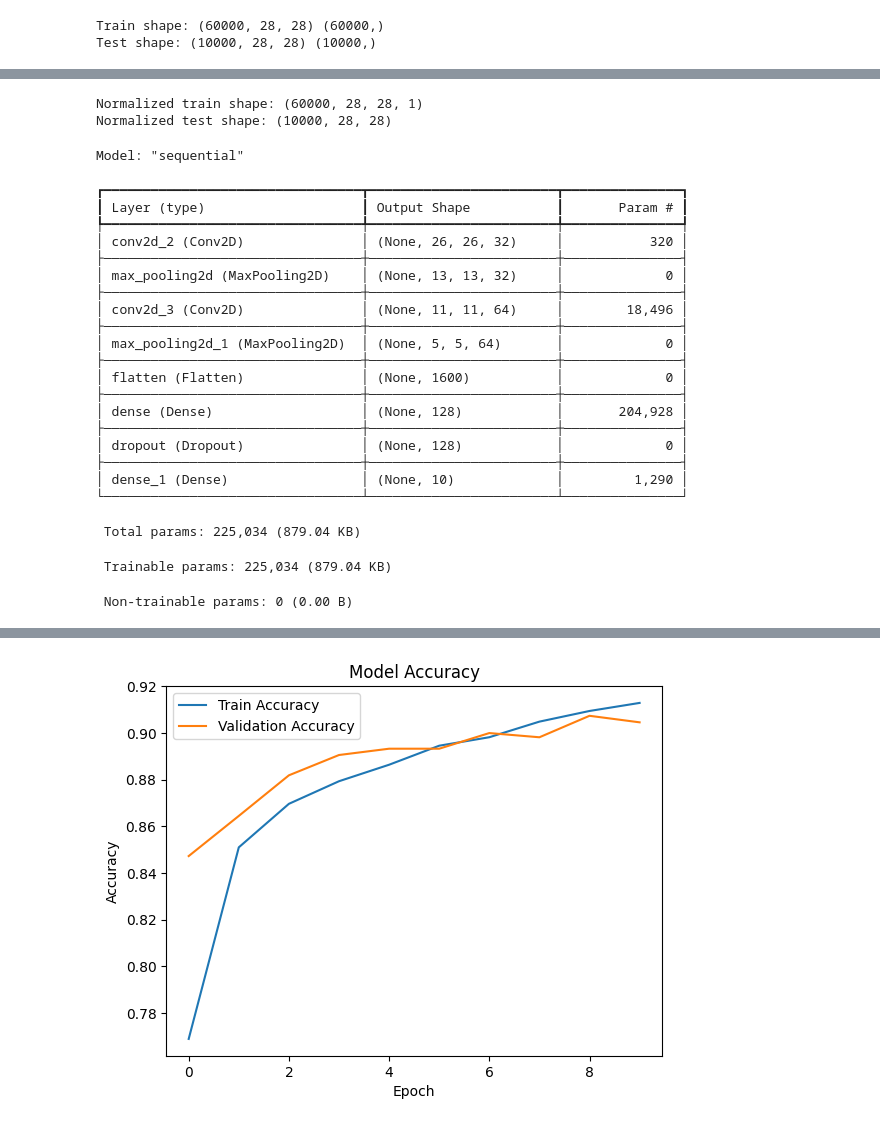
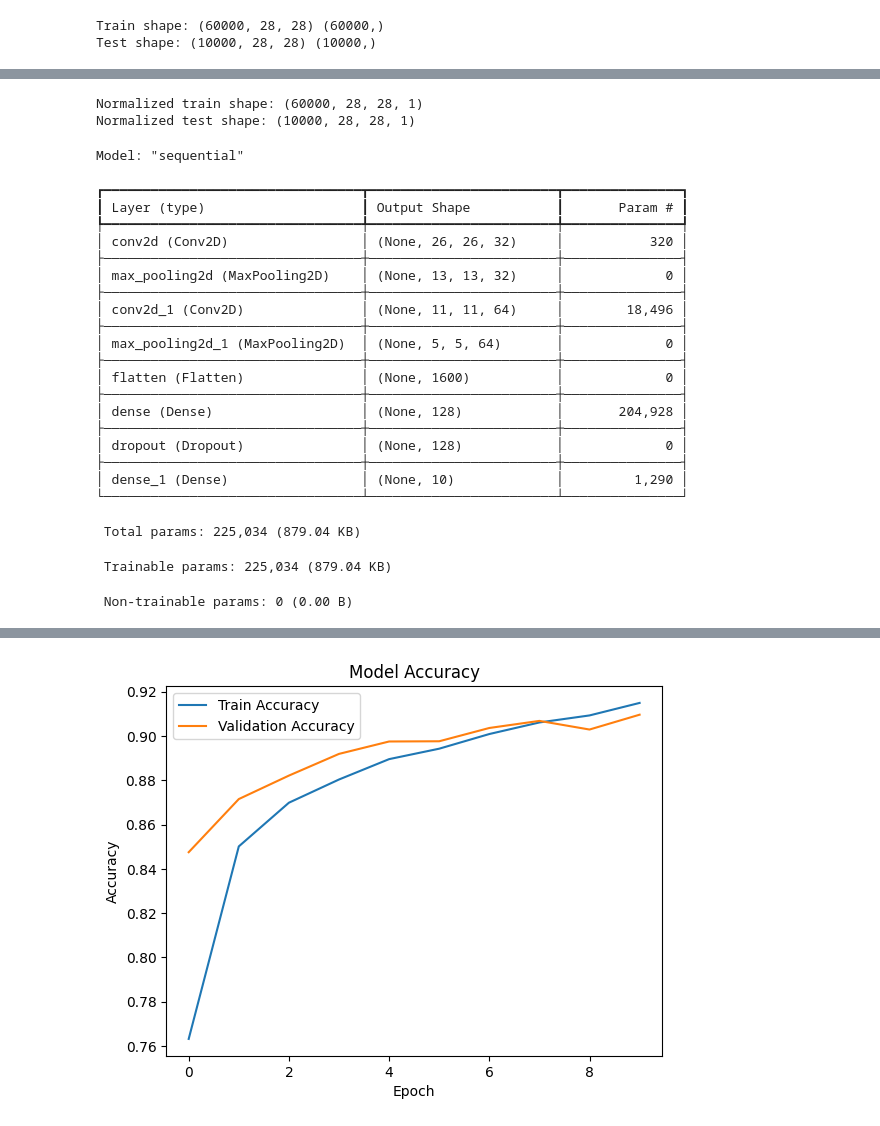
Before and after one commit to ErebusAbyss/fashion-mnist-classification, a Jupyter notebook: fashion_mnist_cnn.ipynb, the cells around one changed output, grey strips where cells are left out. Drawn from its saved outputs; the diff is of its cells as text; code cells hidden in the pictures.

Commit message:
Training, evaluation, and visualization of model results

```diff
--- a/fashion_mnist_cnn.ipynb
+++ b/fashion_mnist_cnn.ipynb
@@ -1,7 +1,4 @@
 # %%
-from keras import activations
-from keras.layers import Activation
-from keras.src.optimizers import optimizer
 import numpy as np
 import matplotlib.pyplot as plt
 import tensorflow as tf
@@ -42,7 +39,7 @@ x_test = x_test / 255.0
 
 #Reshape for CNN
 x_train = x_train.reshape(-1, 28, 28, 1)
-x_tesr = x_test.reshape(-1, 28, 28, 1)
+x_test = x_test.reshape(-1, 28, 28, 1)
 
 print("Normalized train shape:", x_train.shape)
 print("Normalized test shape:", x_test.shape)
@@ -88,16 +85,16 @@ Test shape: (10000, 28, 28) (10000,)
 [figure]
 [figure]
 Normalized train shape: (60000, 28, 28, 1)
-Normalized test shape: (10000, 28, 28)
+Normalized test shape: (10000, 28, 28, 1)
 Model: "sequential"
 ┏━━━━━━━━━━━━━━━━━━━━━━━━━━━━━━━━━┳━━━━━━━━━━━━━━━━━━━━━━━━┳━━━━━━━━━━━━━━━┓
 ┃ Layer (type)                    ┃ Output Shape           ┃       Param # ┃
 ┡━━━━━━━━━━━━━━━━━━━━━━━━━━━━━━━━━╇━━━━━━━━━━━━━━━━━━━━━━━━╇━━━━━━━━━━━━━━━┩
-│ conv2d_2 (Conv2D)               │ (None, 26, 26, 32)     │           320 │
+│ conv2d (Conv2D)                 │ (None, 26, 26, 32)     │           320 │
 ├─────────────────────────────────┼────────────────────────┼───────────────┤
 │ max_pooling2d (MaxPooling2D)    │ (None, 13, 13, 32)     │             0 │
 ├─────────────────────────────────┼────────────────────────┼───────────────┤
-│ conv2d_3 (Conv2D)               │ (None, 11, 11, 64)     │        18,496 │
+│ conv2d_1 (Conv2D)               │ (None, 11, 11, 64)     │        18,496 │
 ├─────────────────────────────────┼────────────────────────┼───────────────┤
 │ max_pooling2d_1 (MaxPooling2D)  │ (None, 5, 5, 64)       │             0 │
 ├─────────────────────────────────┼────────────────────────┼───────────────┤
@@ -132 +129 @@ Test accuracy: 0.9045
-[figure, old version]
+[figure, new version]
```
Also changed, not shown: parts of 1 cell of this notebook.
